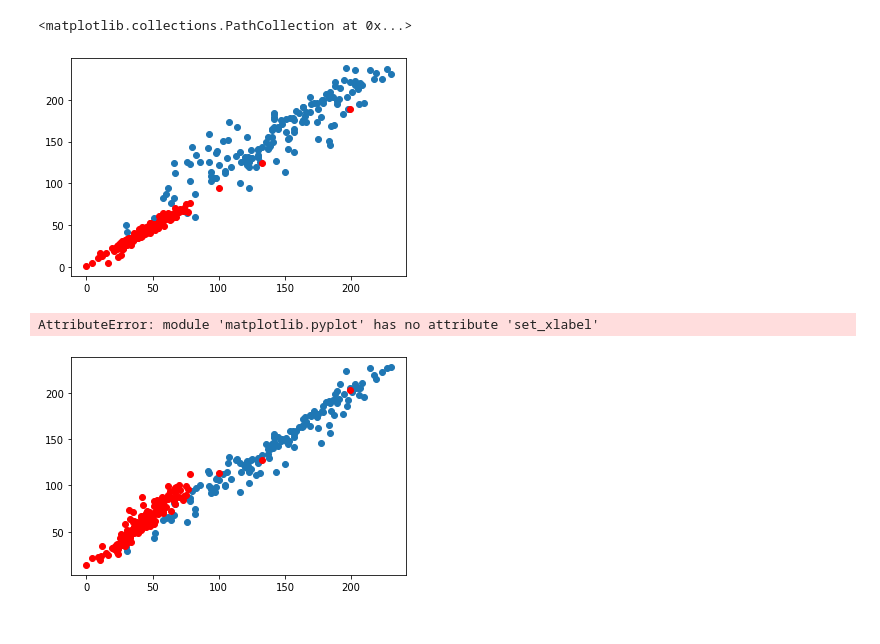
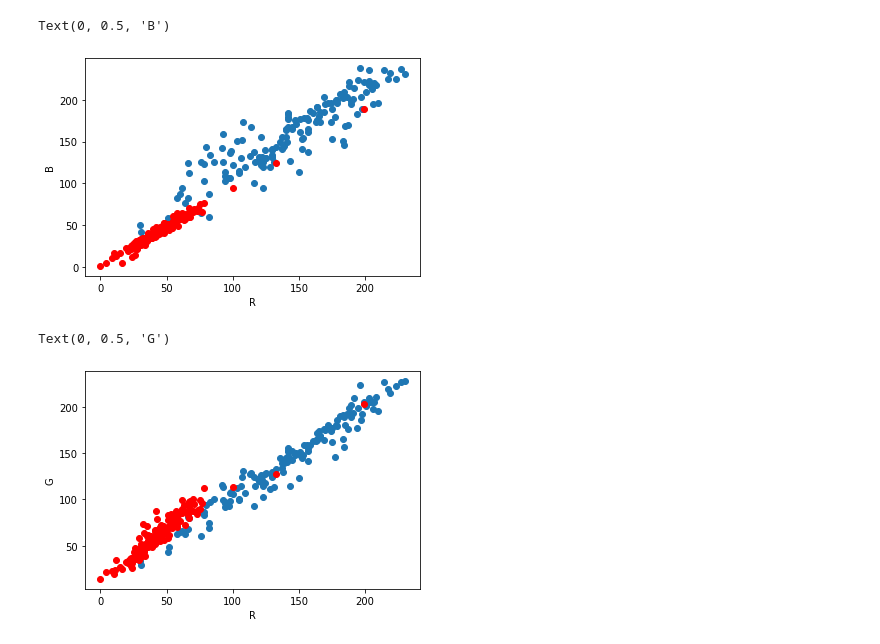
Before and after one commit to yattinda/scikit-learn, a Jupyter notebook: difine_rural/create_bgr.ipynb, the cells around one changed output. Cells and saved outputs as stored; diff of their text form; code cells hidden in the pictures.

```diff
--- a/difine_rural/create_bgr.ipynb
+++ b/difine_rural/create_bgr.ipynb
@@ -51,13 +51,15 @@ R = train[:,2]
 # %%
 B_0 = B[:150]
 B_1 = B[150:]
 R_0 = R[:150]
 R_1 = R[150:]
 plt.scatter(R_0,B_0)
 plt.scatter(R_1,B_1, c="red")
+plt.xlabel('R')
+plt.ylabel('B')
 # %% [output]
-<matplotlib.collections.PathCollection at 0x...>
+Text(0, 0.5, 'B')
-[figure, old version]
+[figure, new version]
 # %%
 G_0 = G[:150]
 G_1 = G[150:]
@@ -65,11 +67,11 @@ R_0 = R[:150]
 R_1 = R[150:]
 plt.scatter(R_0,G_0)
 plt.scatter(R_1,G_1, c="red")
-plt.set_xlabel('R')
-plt.set_ylabel('G')
+plt.xlabel('R')
+plt.ylabel('G')
 # %% [output]
-AttributeError: module 'matplotlib.pyplot' has no attribute 'set_xlabel'
+Text(0, 0.5, 'G')
-[figure, old version]
+[figure, new version]
 # %%
 G_0 = G[:150]
 G_1 = G[150:]
```
Also changed, not shown: parts of 1 cell of this notebook.
